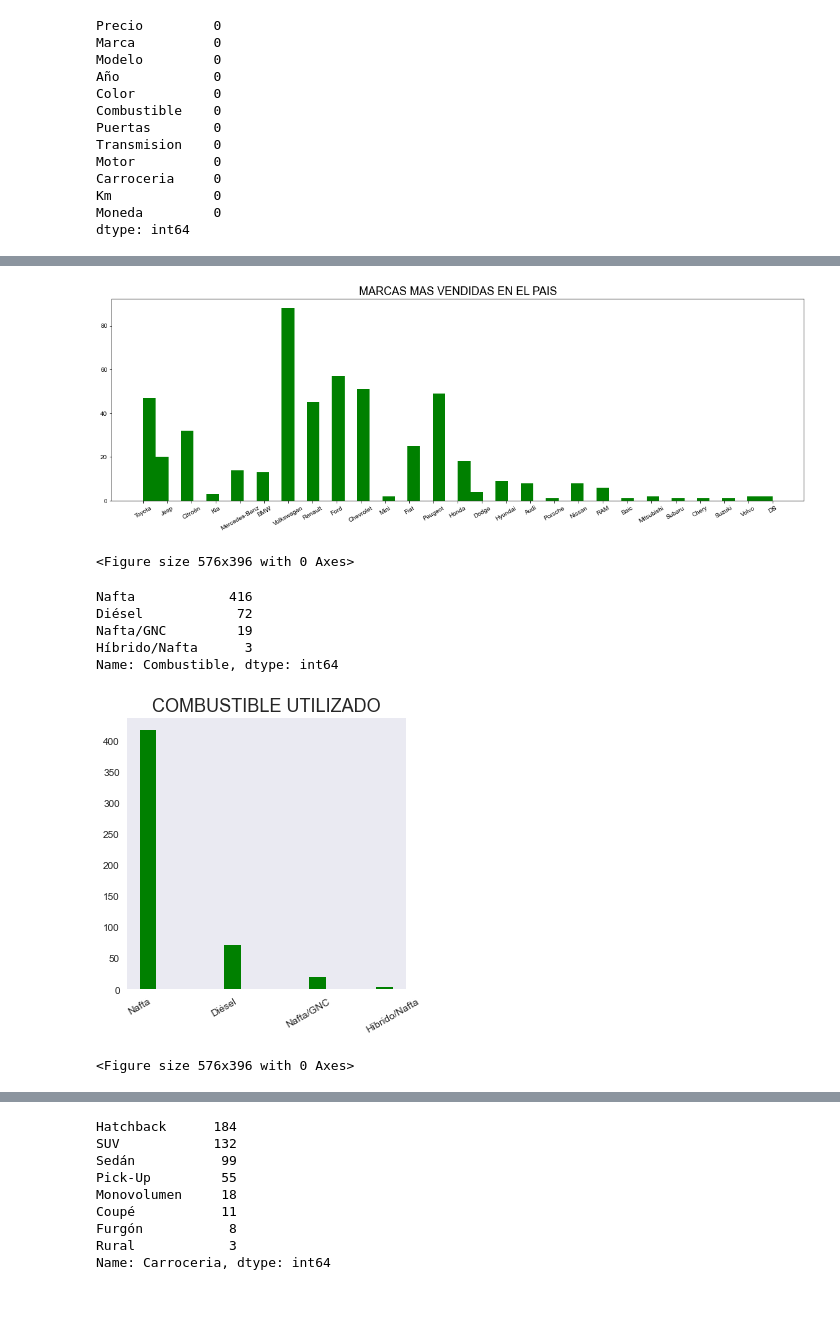
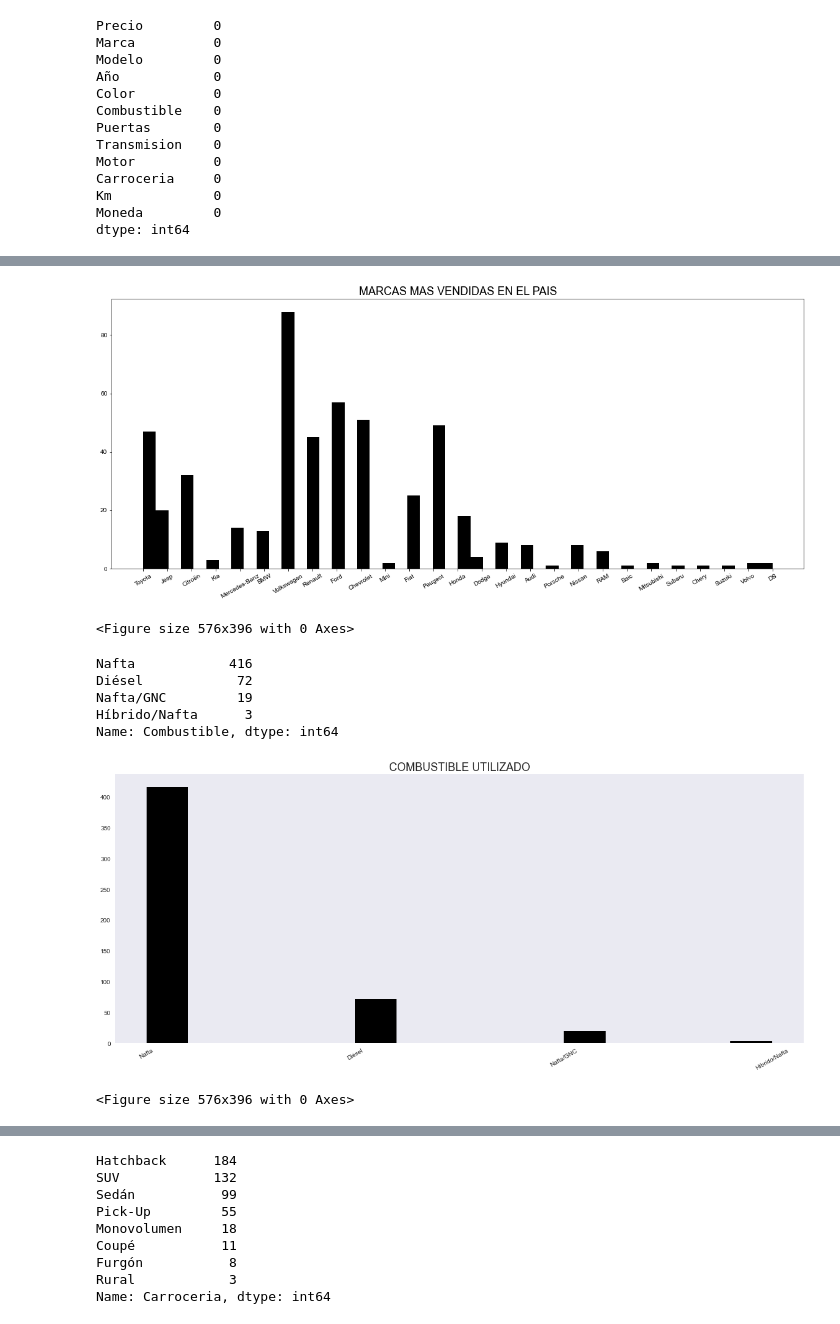
Before and after one commit to NestorDiazDataSC/Analisis_de_Datos, a Jupyter notebook: Argentina_Cars/argentina_cars.ipynb, the cells around one changed output, grey strips where cells are left out. Saved outputs shown, nothing was run; the diff lists cells and outputs as text; code cells hidden in the pictures.

```diff
--- a/Argentina_Cars/argentina_cars.ipynb
+++ b/Argentina_Cars/argentina_cars.ipynb
@@ -165,17 +176,17 @@ Subaru            1
 Name: Marca, dtype: int64
 # %%
-df['Marca'].hist(bins=50, color='green') # Vemos graficamente su distribución
+df['Marca'].hist(bins=50, color='black') # Vemos graficamente su distribución
 plt.title('MARCAS MAS VENDIDAS EN EL PAIS', fontsize=18)
 plt.grid(False)
 
-plt.gcf().set_size_inches(20, 6)  # Tamaño de la figura (ancho, alto)
+plt.gcf().set_size_inches(20, 8)  # Tamaño de la figura (ancho, alto)
 plt.style.use('seaborn')  # Cambiar un estilo predefinido de fondo(como 'ggplot', 'seaborn', etc.)
 plt.xticks(rotation=30) # Para rotar las etiquetas del eje X porque si no se superponen unas con otras.
 
 plt.show()
 plt.clf()
 # %% [output]
-[figure, old version]
+[figure, new version]
 <Figure size 576x396 with 0 Axes>
 # %%
 df.Combustible.value_counts()
@@ -186,18 +197,18 @@ Nafta/GNC         19
 Híbrido/Nafta      3
 Name: Combustible, dtype: int64
 # %%
-df['Combustible'].hist(bins=15, color='green') # Vemos graficamente su distribución
+df['Combustible'].hist(bins=15, color='black') # Vemos graficamente su distribución
 plt.title('COMBUSTIBLE UTILIZADO', fontsize=18)
 plt.grid(False)
 
-plt.gcf().set_size_inches(5, 5)  # Tamaño de la figura (ancho, alto)
+plt.gcf().set_size_inches(20, 8)  # Tamaño de la figura (ancho, alto)
 plt.style.use('seaborn')  # Cambiar un estilo predefinido de fondo(como 'ggplot', 'seaborn', etc.)
 plt.xticks(rotation=30) # Para rotar las etiquetas del eje X porque si no se superponen unas con otras.
 
 plt.show()
 plt.clf()
 # %% [output]
-[figure, old version]
+[figure, new version]
 <Figure size 576x396 with 0 Axes>
 # %%
 df.Carroceria.value_counts()
```
Also changed, not shown: parts of 88 cells of this notebook.
